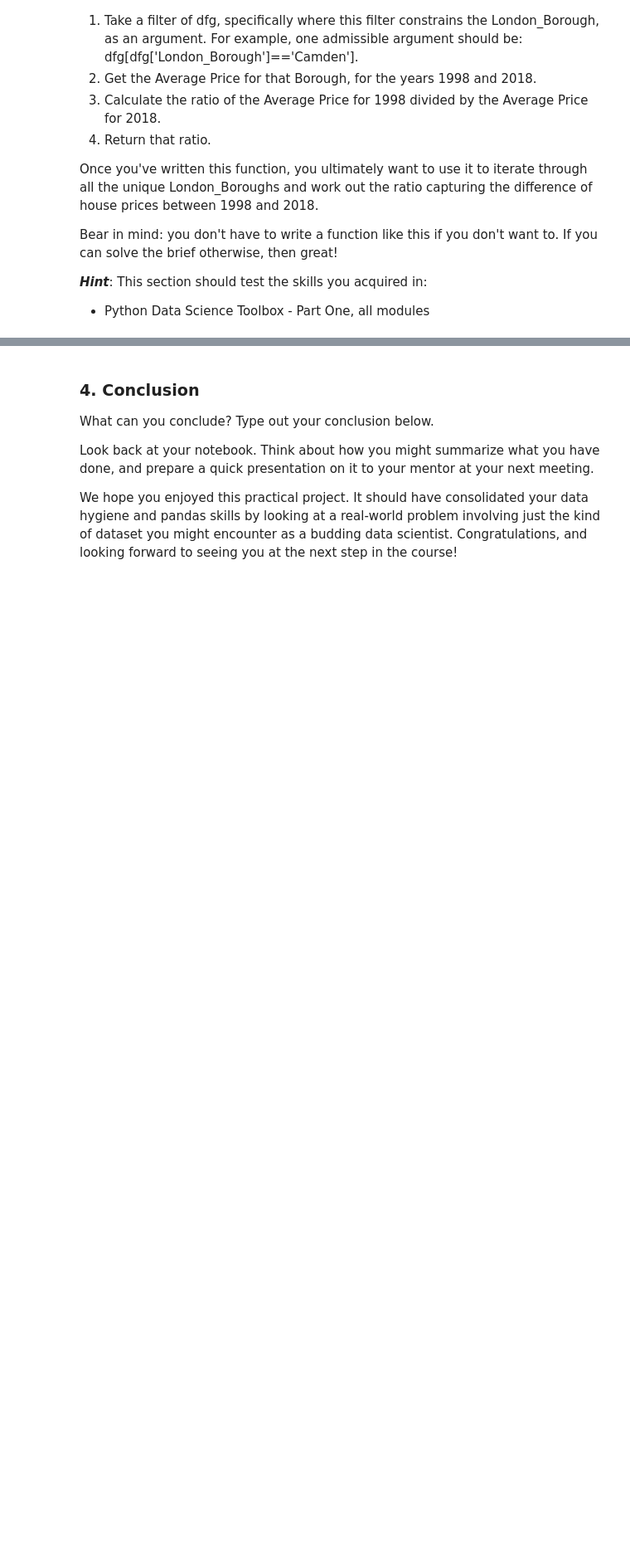
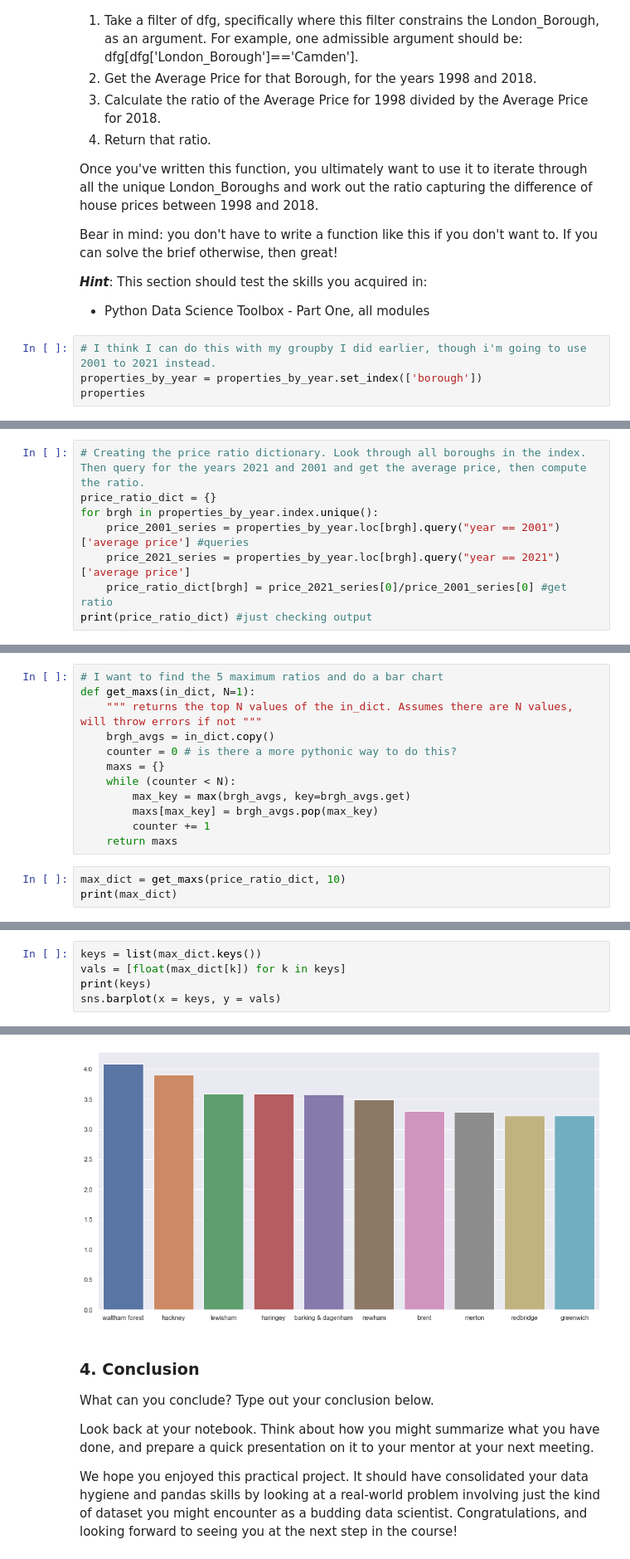
Before and after one commit to jcummingsutk/london_housing, a Jupyter notebook: london_housing.ipynb, the cells around one changed output, grey strips where cells are left out. Shown at 83% size. Cells and saved outputs as stored; diff of their text form; blank space fills up the shorter version.

```diff
--- a/london_housing.ipynb
+++ b/london_housing.ipynb
@@ -160,3 +434,7 @@ Bear in mind: you don't have to write a function like this if you don't want to.
 
 ***Hint***: This section should test the skills you acquired in:
 - Python Data Science Toolbox - Part One, all modules
+# %%
+# I think I can do this with my groupby I did earlier, though i'm going to use 2001 to 2021 instead.
+properties_by_year = properties_by_year.set_index(['borough'])
+properties
@@ -162,0 +455,8 @@ Bear in mind: you don't have to write a function like this if you don't want to.
+# %%
+# Creating the price ratio dictionary. Look through all boroughs in the index. Then query for the years 2021 and 2001 and get the average price, then compute the ratio.
+price_ratio_dict = {}
+for brgh in properties_by_year.index.unique():
+    price_2001_series = properties_by_year.loc[brgh].query("year == 2001")['average price'] #queries
+    price_2021_series = properties_by_year.loc[brgh].query("year == 2021")['average price']
+    price_ratio_dict[brgh] = price_2021_series[0]/price_2001_series[0] #get ratio
+print(price_ratio_dict) #just checking output
@@ -162,0 +465,15 @@ Bear in mind: you don't have to write a function like this if you don't want to.
+# %%
+# I want to find the 5 maximum ratios and do a bar chart
+def get_maxs(in_dict, N=1):
+    """ returns the top N values of the in_dict. Assumes there are N values, will throw errors if not """
+    brgh_avgs = in_dict.copy()
+    counter = 0 # is there a more pythonic way to do this?
+    maxs = {}
+    while (counter < N):
+        max_key = max(brgh_avgs, key=brgh_avgs.get)
+        maxs[max_key] = brgh_avgs.pop(max_key)
+        counter += 1
+    return maxs
+# %%
+max_dict = get_maxs(price_ratio_dict, 10)
+print(max_dict)
@@ -162,0 +482,6 @@ Bear in mind: you don't have to write a function like this if you don't want to.
+# %%
+keys = list(max_dict.keys())
+vals = [float(max_dict[k]) for k in keys]
+print(keys)
+sns.barplot(x = keys, y = vals)
+# %% [output]
@@ -163,3 +490,4 @@ Bear in mind: you don't have to write a function like this if you don't want to.
+[figure, added]
 # %% [markdown]
 ### 4. Conclusion
 What can you conclude? Type out your conclusion below.
```
Also changed, not shown: parts of 41 cells of this notebook, 1 other file.
